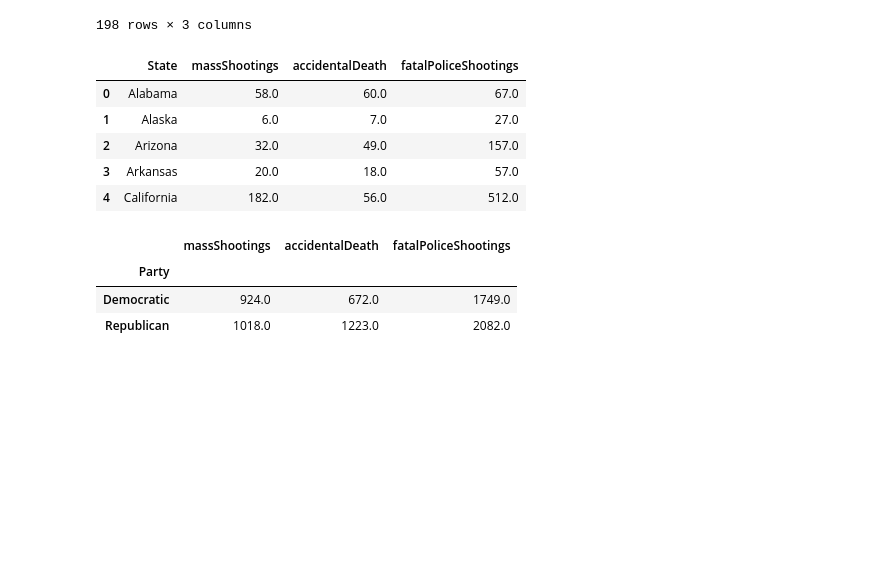
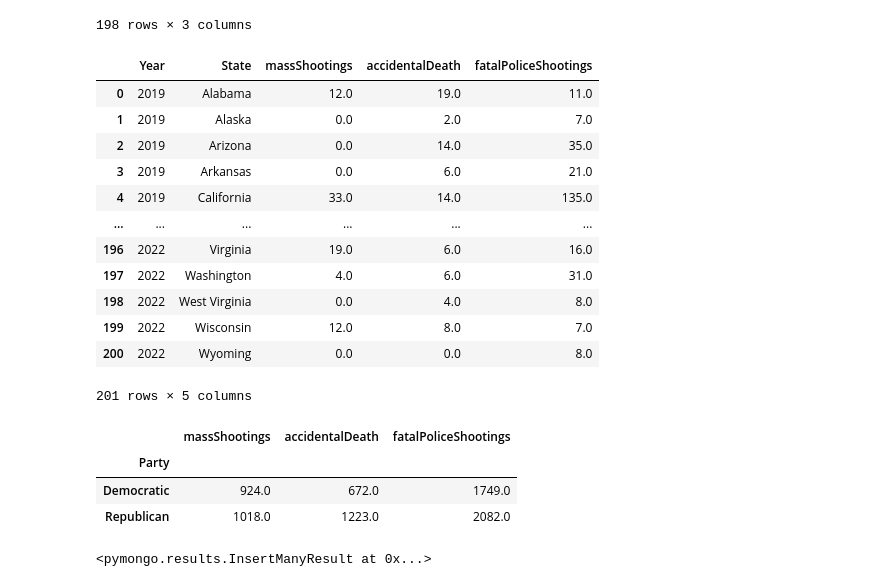
Before and after one commit to aimeevu/project-3-group-e, a Jupyter notebook: gunviolence/gundata_clean_load.ipynb, the cells around one changed output. Drawn from its saved outputs; the diff is of its cells as text; code cells hidden in the pictures; blank space fills up the shorter version.

```diff
--- a/gunviolence/gundata_clean_load.ipynb
+++ b/gunviolence/gundata_clean_load.ipynb
@@ -230,22 +241,32 @@ fatalPoliceShootings_bystate
 # %%
 #merge datasets
 df=pd.merge(massShootings_bystate,accidentalDeath_bystate,how='outer', on=['State','Year'])
 df_completed=pd.merge(df,fatalPoliceShootings_bystate,how='outer', on=['State','Year']).fillna(0)
 
 #rename columns
 df_completed=df_completed.rename(columns={'Killed_x':'massShootings',
                                           'Killed_y':'accidentalDeath',
                                           'manner_of_death':'fatalPoliceShootings'})
 
-df_completed=df_completed.groupby(['State']).sum(['massShootings','accidentalDeath','fatalPoliceShootings']).reset_index()
-combineData_byState=df_completed[['State','massShootings','accidentalDeath','fatalPoliceShootings']]
-combineData_byState.head()
+df_completed=df_completed.groupby(['Year','State']).sum()
+#combineData_byStateYear=df_completed[['Year','State','massShootings','accidentalDeath','fatalPoliceShootings']]
+#combineData_byStateYear.head()
+#df_completed=df_completed.groupby(['massShootings','accidentalDeath','fatalPoliceShootings'])
+combinedData2=df_completed.reset_index()
+combinedData2
 # %% [output]
-|  | State | massShootings | accidentalDeath | fatalPoliceShootings |
-| 0 | Alabama | 58.0 | 60.0 | 67.0 |
-| 1 | Alaska | 6.0 | 7.0 | 27.0 |
-| 2 | Arizona | 32.0 | 49.0 | 157.0 |
-| 3 | Arkansas | 20.0 | 18.0 | 57.0 |
-| 4 | California | 182.0 | 56.0 | 512.0 |
+|  | Year | State | massShootings | accidentalDeath | fatalPoliceShootings |
+| 0 | 2019 | Alabama | 12.0 | 19.0 | 11.0 |
+| 1 | 2019 | Alaska | 0.0 | 2.0 | 7.0 |
+| 2 | 2019 | Arizona | 0.0 | 14.0 | 35.0 |
+| 3 | 2019 | Arkansas | 0.0 | 6.0 | 21.0 |
+| 4 | 2019 | California | 33.0 | 14.0 | 135.0 |
+| ... | ... | ... | ... | ... | ... |
+| 196 | 2022 | Virginia | 19.0 | 6.0 | 16.0 |
+| 197 | 2022 | Washington | 4.0 | 6.0 | 31.0 |
+| 198 | 2022 | West Virginia | 0.0 | 4.0 | 8.0 |
+| 199 | 2022 | Wisconsin | 12.0 | 8.0 | 7.0 |
+| 200 | 2022 | Wyoming | 0.0 | 0.0 | 8.0 |
+201 rows × 5 columns
 # %%
 #save json file
@@ -339,3 +360,5 @@ col4.insert_many(data)
 
 data = df_completed.to_dict(orient='records')
 col5.insert_many(data)
+# %% [output]
+<pymongo.results.InsertManyResult at 0x...>
```
Also changed, not shown: parts of 2 cells of this notebook, 1 other file.
